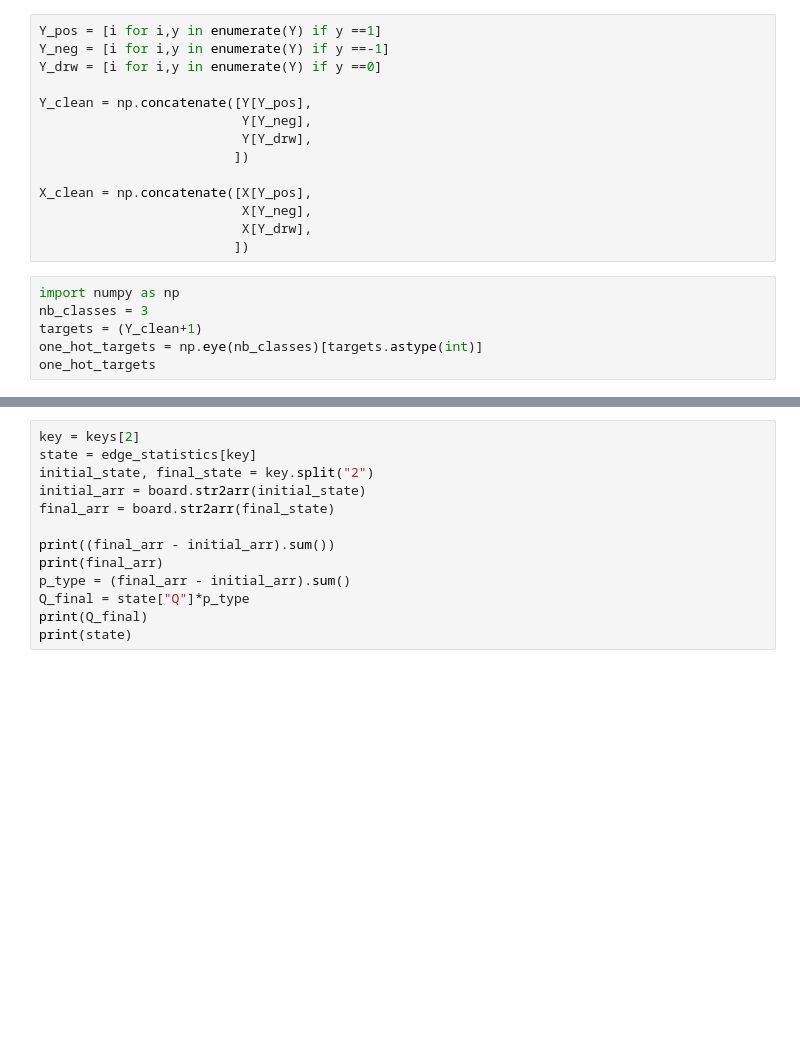
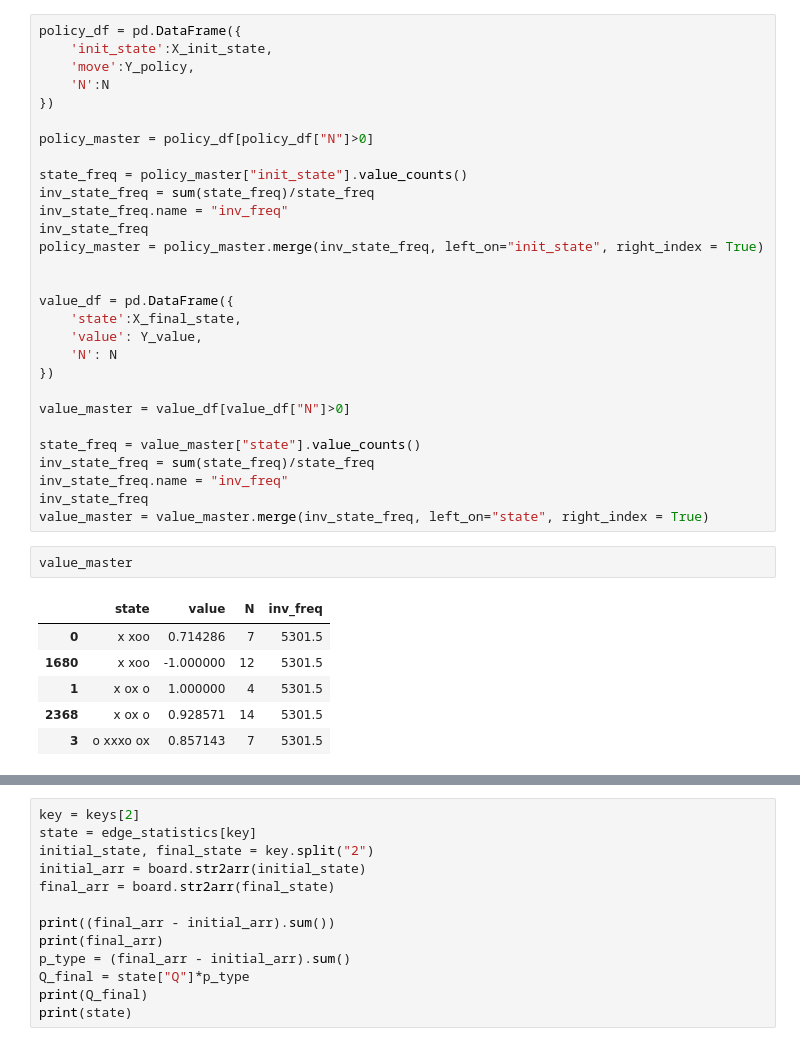
Before and after one commit to yidinghou/tic-tac-GO_zero, a Jupyter notebook: Untitled.ipynb, the cells around one changed output, grey strips where cells are left out. Drawn from its saved outputs; the diff is of its cells as text; blank space fills up the shorter version.

```diff
--- a/Untitled.ipynb
+++ b/Untitled.ipynb
@@ -37,20 +53,38 @@ Y_norm = (Y+1)/2
-# %%
-Y_pos = [i for i,y in enumerate(Y) if y ==1]
-Y_neg = [i for i,y in enumerate(Y) if y ==-1]
-Y_drw = [i for i,y in enumerate(Y) if y ==0]
-
-Y_clean = np.concatenate([Y[Y_pos],
-                          Y[Y_neg],
-                          Y[Y_drw],
-                         ])
-
-X_clean = np.concatenate([X[Y_pos],
-                          X[Y_neg],
-                          X[Y_drw],
-                         ])
-# %%
-import numpy as np
-nb_classes = 3
-targets = (Y_clean+1)
-one_hot_targets = np.eye(nb_classes)[targets.astype(int)]
-one_hot_targets
+# %%
+policy_df = pd.DataFrame({
+    'init_state':X_init_state,
+    'move':Y_policy,
+    'N':N
+})
+
+policy_master = policy_df[policy_df["N"]>0]
+
+state_freq = policy_master["init_state"].value_counts()
+inv_state_freq = sum(state_freq)/state_freq
+inv_state_freq.name = "inv_freq"
+inv_state_freq
+policy_master = policy_master.merge(inv_state_freq, left_on="init_state", right_index = True)
+
+
+value_df = pd.DataFrame({
+    'state':X_final_state,
+    'value': Y_value,
+    'N': N
+})
+
+value_master = value_df[value_df["N"]>0]
+
+state_freq = value_master["state"].value_counts()
+inv_state_freq = sum(state_freq)/state_freq
+inv_state_freq.name = "inv_freq"
+inv_state_freq
+value_master = value_master.merge(inv_state_freq, left_on="state", right_index = True)
+# %%
+value_master
+# %% [output]
+|  | state | value | N | inv_freq |
+| 0 | x xoo | 0.714286 | 7 | 5301.5 |
+| 1680 | x xoo | -1.000000 | 12 | 5301.5 |
+| 1 | x ox o | 1.000000 | 4 | 5301.5 |
+| 2368 | x ox o | 0.928571 | 14 | 5301.5 |
+| 3 | o xxxo ox | 0.857143 | 7 | 5301.5 |
```
Also changed, not shown: parts of 40 cells of this notebook, 14 other files.
